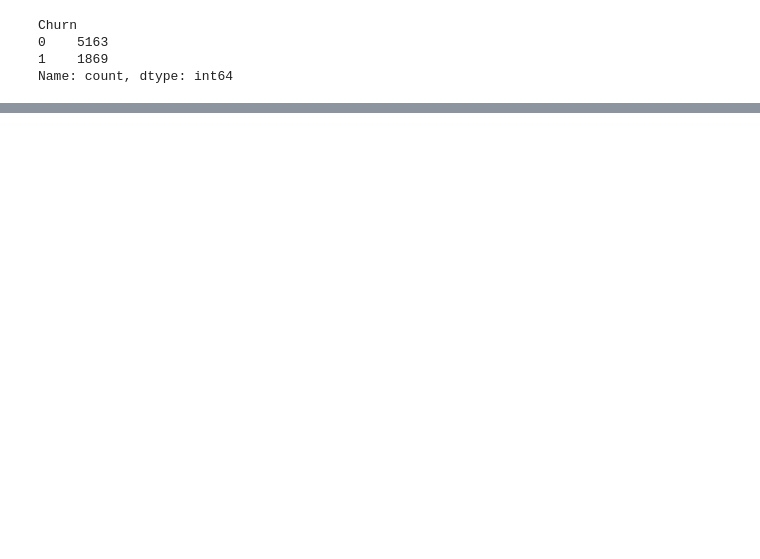
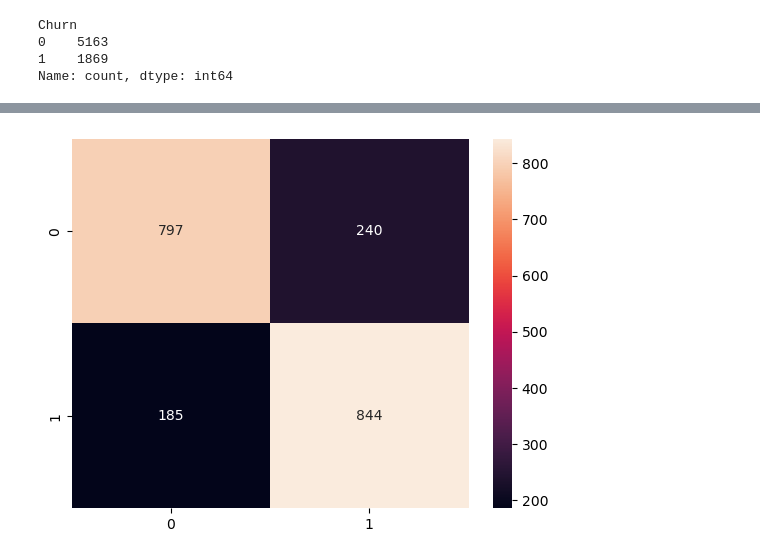
Before and after one commit to rupali99rakibe/Deep-learning, a Jupyter notebook: Customer_churn.ipynb, the cells around one changed output, grey strips where cells are left out. Saved outputs shown, nothing was run; the diff lists cells and outputs as text; code cells hidden in the pictures; blank space fills up the shorter version.

```diff
--- a/Customer_churn.ipynb
+++ b/Customer_churn.ipynb
@@ -525,0 +819,2 @@ Name: count, dtype: int64
+# %%
+model.fit(X_train_sm,y_train_sm,epochs=10)
@@ -525,0 +848,2 @@ Name: count, dtype: int64
+# %%
+y_pred_sm = model.predict(X_test_sm)
@@ -525,0 +852,14 @@ Name: count, dtype: int64
+# %%
+pred_y_sm = []
+for i in y_pred_sm:
+    if i > 0.5:
+        pred_y_sm.append(1)
+    else:
+        pred_y_sm.append(0)
+# %%
+cm_sm = tf.math.confusion_matrix(labels=y_test_sm,predictions=pred_y_sm)
+# %%
+sns.heatmap(cm_sm,annot=True,fmt='d')
+plt.show()
+# %% [output]
+[figure, added]
```
Also changed, not shown: parts of 76 cells of this notebook.
